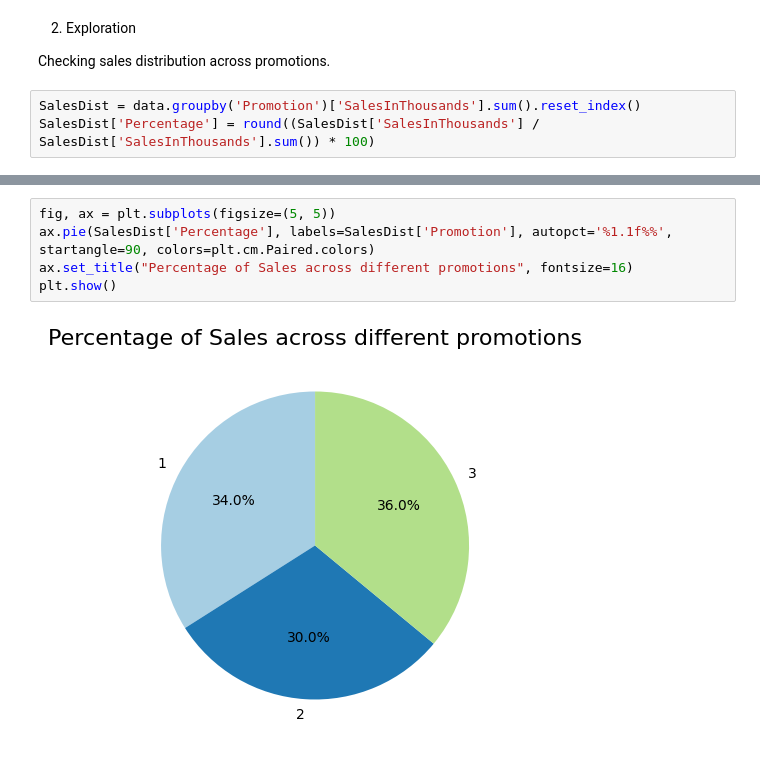
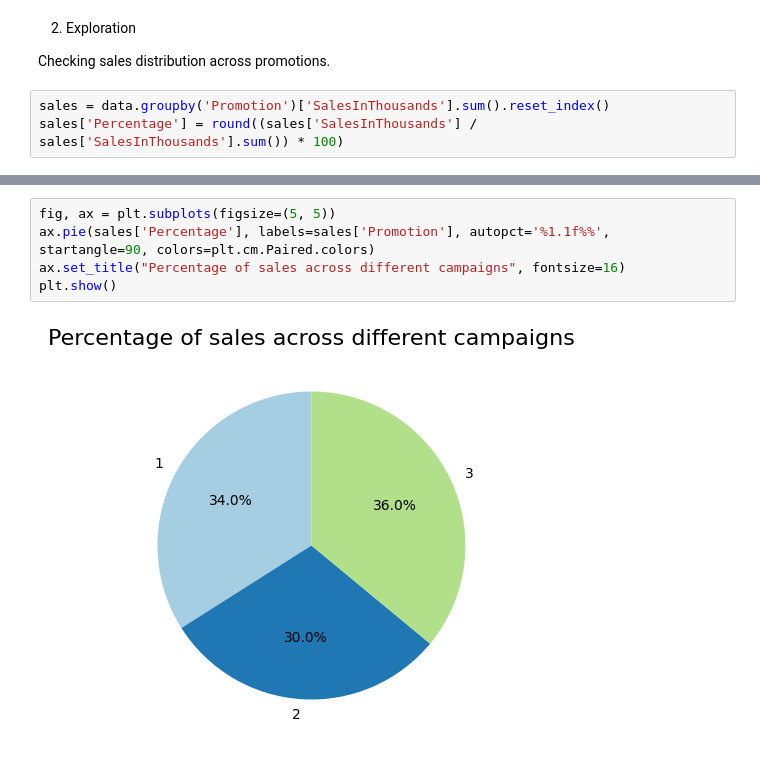
Before and after one commit to surajkarak/ab-testing, a Jupyter notebook: ab-testing.ipynb, the cells around one changed output, grey strips where cells are left out. Drawn from its saved outputs; the diff is of its cells as text.

```diff
--- a/ab-testing.ipynb
+++ b/ab-testing.ipynb
@@ -63,5 +67,5 @@ for column in data.columns:
 
 Checking sales distribution across promotions.
 # %%
-SalesDist = data.groupby('Promotion')['SalesInThousands'].sum().reset_index()
-SalesDist['Percentage'] = round((SalesDist['SalesInThousands'] / SalesDist['SalesInThousands'].sum()) * 100)
+sales = data.groupby('Promotion')['SalesInThousands'].sum().reset_index()
+sales['Percentage'] = round((sales['SalesInThousands'] / sales['SalesInThousands'].sum()) * 100)
@@ -68,7 +79,7 @@ SalesDist['Percentage'] = round((SalesDist['SalesInThousands'] / SalesDist['Sale
 # %%
 fig, ax = plt.subplots(figsize=(5, 5))
-ax.pie(SalesDist['Percentage'], labels=SalesDist['Promotion'], autopct='%1.1f%%', startangle=90, colors=plt.cm.Paired.colors)
-ax.set_title("Percentage of Sales across different promotions", fontsize=16)
+ax.pie(sales['Percentage'], labels=sales['Promotion'], autopct='%1.1f%%', startangle=90, colors=plt.cm.Paired.colors)
+ax.set_title("Percentage of sales across different campaigns", fontsize=16)
 plt.show()
 # %% [output]
-[figure, old version]
+[figure, new version]
```
Also changed, not shown: parts of 22 cells of this notebook.
